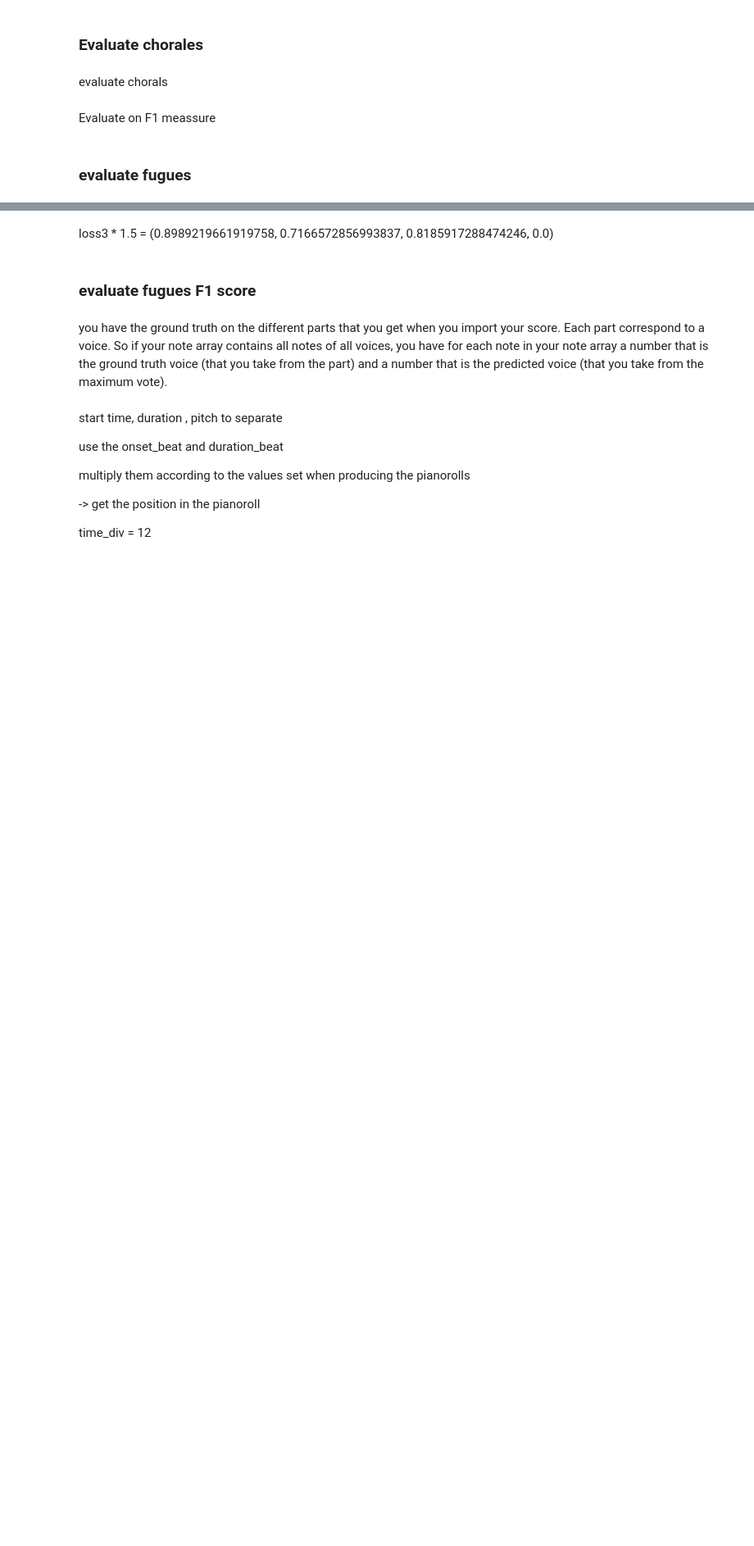
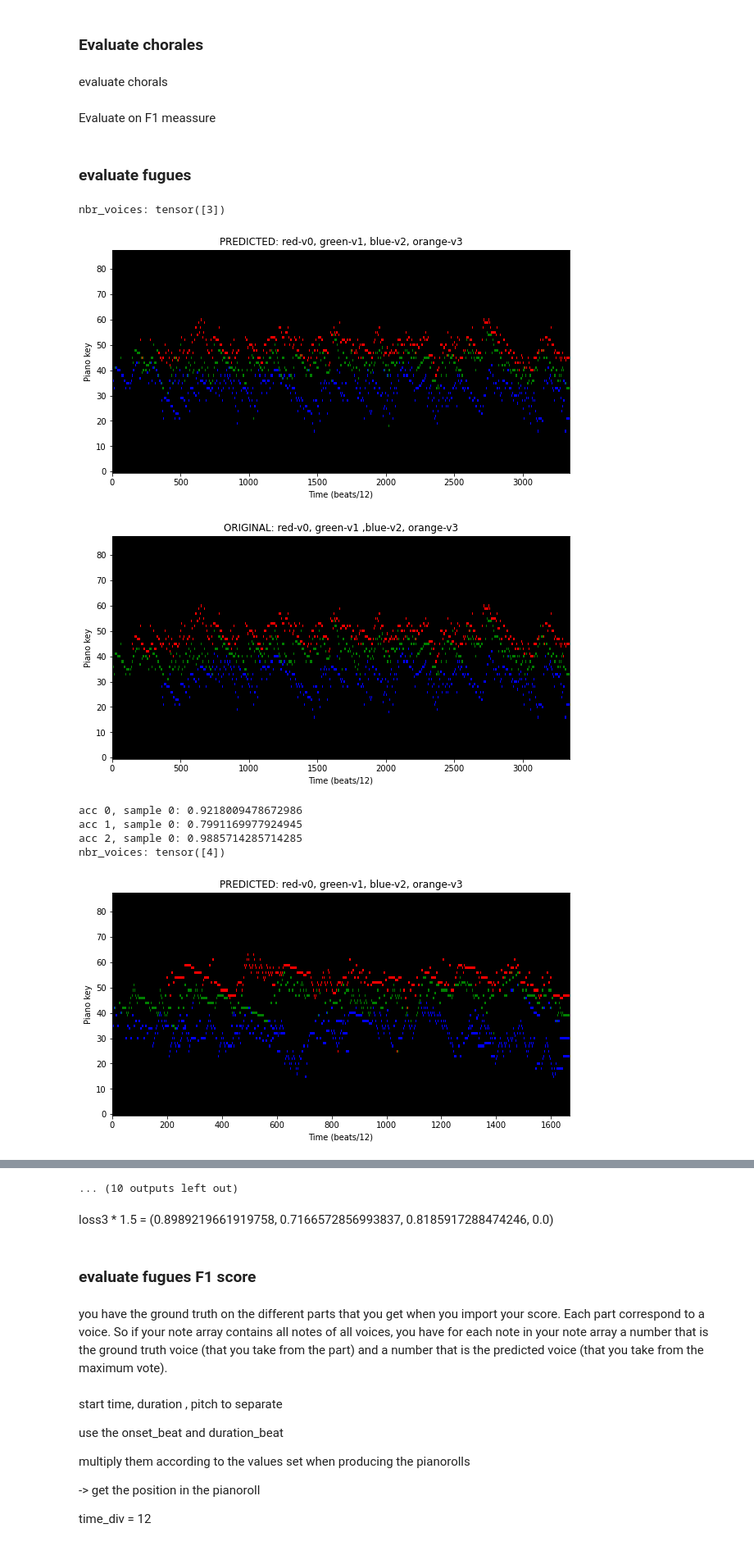
Before and after one commit to aim56009/AI-MA_project, a Jupyter notebook: Masterproject_final_tensor_version.ipynb, the cells around one changed output, grey strips where cells are left out. Shown at 82% size. Drawn from its saved outputs; the diff is of its cells as text; code cells hidden in the pictures; blank space fills up the shorter version.

Commit message:
add plot pr

```diff
--- a/Masterproject_final_tensor_version.ipynb
+++ b/Masterproject_final_tensor_version.ipynb
@@ -929,9 +965,10 @@ if fugues == False:
 # %%
 from sklearn.metrics import f1_score
 import statistics
+import matplotlib
 
 
-def evaluate_accuracy_for_all(model, train_dataloader, part_dic,F1):
+def evaluate_accuracy_for_all(model, train_dataloader, part_dic, F1, print_predictions):
     #print("part_dic:",part_dic)
 
     f_score_dict = {'0': [], '1': [], '2': [], '3': [] }
@@ -1087,7 +1124,7 @@ def evaluate_accuracy_for_all(model, train_dataloader, part_dic,F1):
                     ax.imshow(pr_one, origin="lower", cmap=cmap_1, interpolation='nearest', aspect='auto')
                     ax.imshow(pr_two, origin="lower", cmap=cmap_2, interpolation='nearest', aspect='auto')
                     if len(part)== 4:
-                      ax.imshow(pr_three[:,:unitl_len_idx], origin="lower", cmap=cmap_3, interpolation='nearest', aspect='auto')
+                      ax.imshow(pr_three, origin="lower", cmap=cmap_3, interpolation='nearest', aspect='auto')
 
 
                     ax.set_title("ORIGINAL: red-v0, green-v1 ,blue-v2, orange-v3")
@@ -1162,5 +1199,14 @@ def evaluate_accuracy_for_all(model, train_dataloader, part_dic,F1):
         #return total_predictions_dict, total_truth_dict
 # %%
 if fugues == True:
-    dict_pred , dict_gt, acc_0 , acc_1, acc_2, acc_3 = evaluate_accuracy_for_all(model,val_dataloader,part_dic,F1=False)
+    dict_pred , dict_gt, acc_0 , acc_1, acc_2, acc_3 = evaluate_accuracy_for_all(model,val_dataloader,part_dic,F1=False,print_predictions=True)
     print(acc_0 , acc_1, acc_2, acc_3)
+# %% [output]
+nbr_voices: tensor([3])
+[figure, added]
+[figure, added]
+acc 0, sample 0: 0.9218009478672986
+acc 1, sample 0: 0.7991169977924945
+acc 2, sample 0: 0.9885714285714285
+nbr_voices: tensor([4])
+[figure, added]
@@ -1167,3 +1228,4 @@ if fugues == True:
+... (10 outputs left out)
 # %%
 def test(model, train_dataloader, part_dic,F1):
     for idx, (voices, lens, nbr_voices, file_name) in enumerate(train_dataloader):
```
Also changed, not shown: parts of 12 cells of this notebook.
